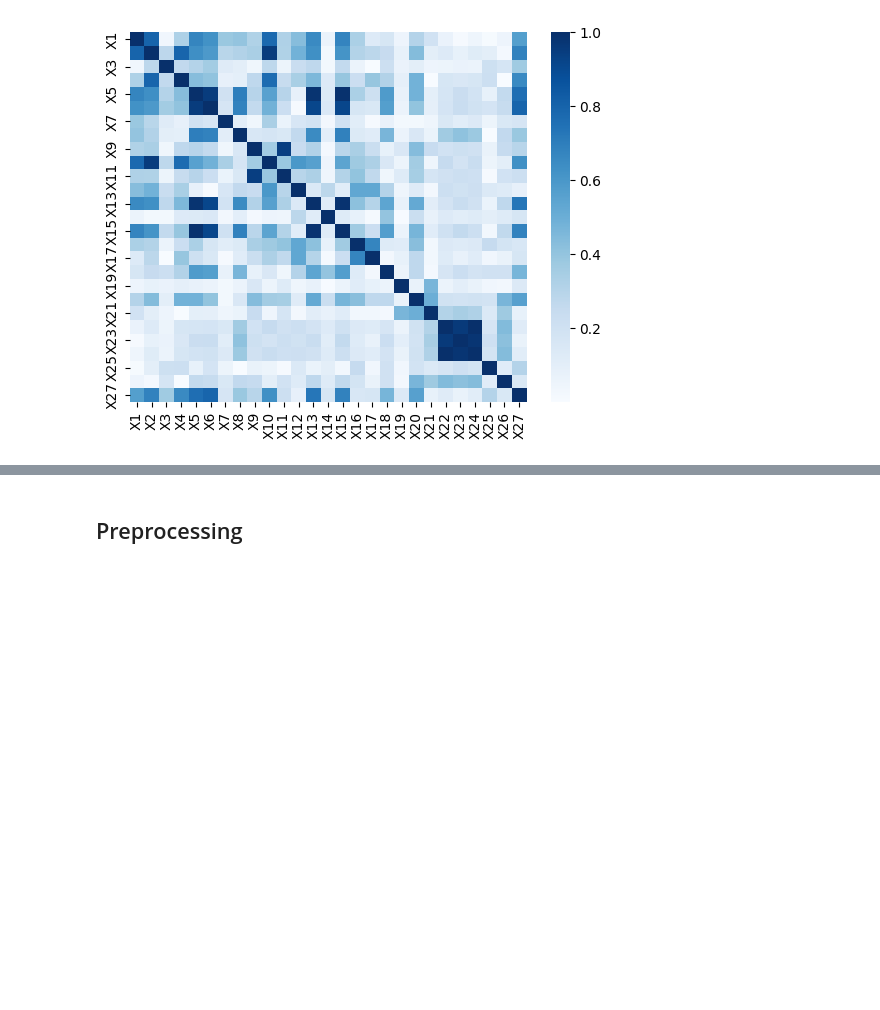
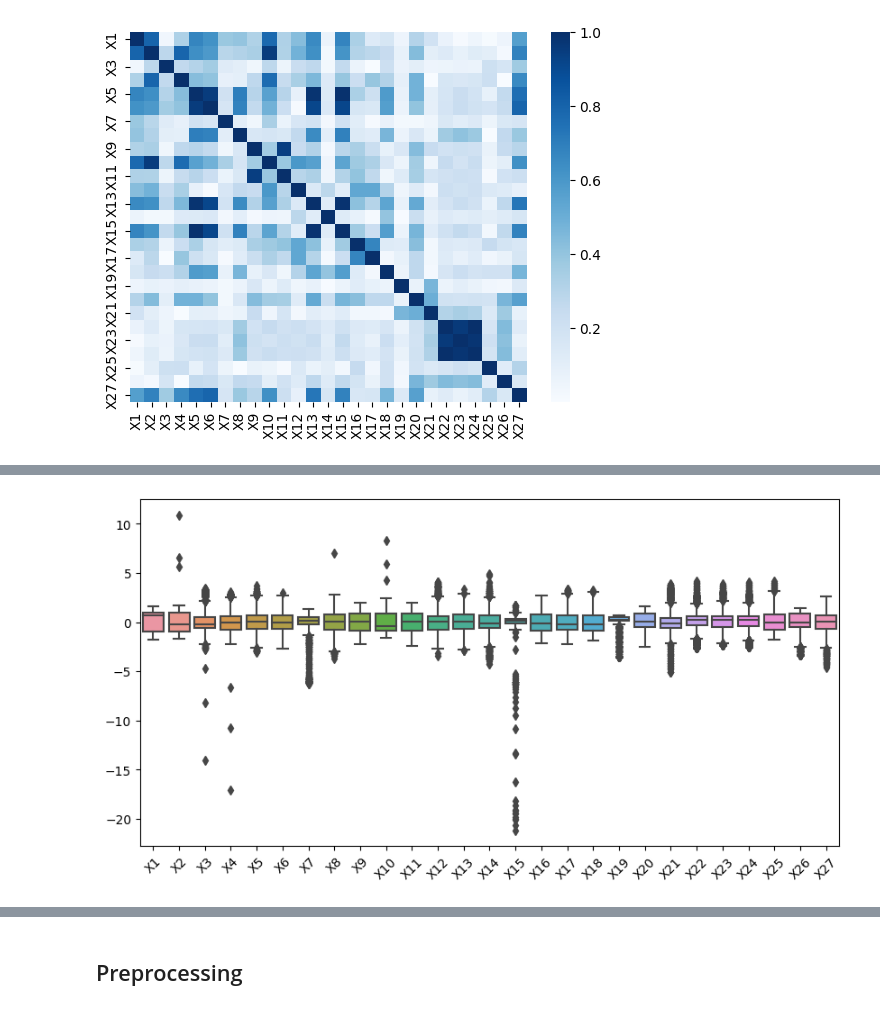
Before and after one commit to choi-jiwoo/course-works, a Jupyter notebook: course/yonsei_university/machine_learning_1/midterm/eda_preprocessing.ipynb, the cells around one changed output, grey strips where cells are left out. Cells and saved outputs as stored; diff of their text form; code cells hidden in the pictures; blank space fills up the shorter version.

```diff
--- a/course/yonsei_university/machine_learning_1/midterm/eda_preprocessing.ipynb
+++ b/course/yonsei_university/machine_learning_1/midterm/eda_preprocessing.ipynb
@@ -218,0 +225,8 @@ corr_mat = eda.corr_plot(train_X.data.iloc[gap_1:, 1:])
+# %%
+# Standardized
+sc = StandardScaler()
+test_X_sc = sc.fit_transform(test_X.data)
+test_X_sc = pd.DataFrame(test_X_sc, columns=test_X.data.columns)
+eda.plot_cont_boxplot(test_X_sc, rotation=45, figsize=(10, 5))
+# %% [output]
+[figure, added]
```
Also changed, not shown: parts of 4 cells of this notebook.
